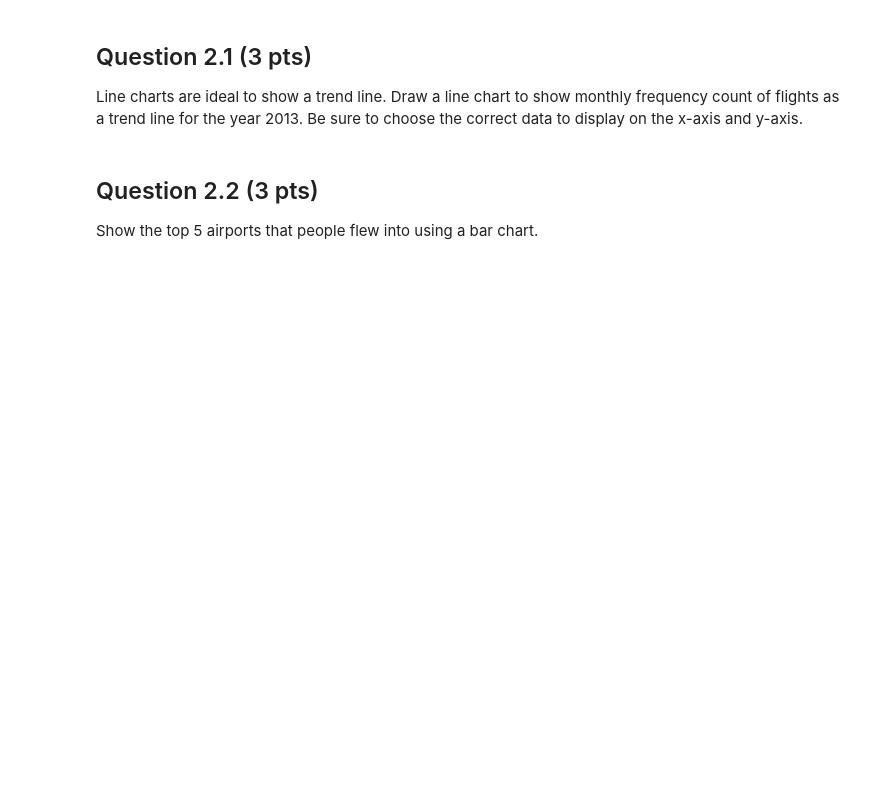
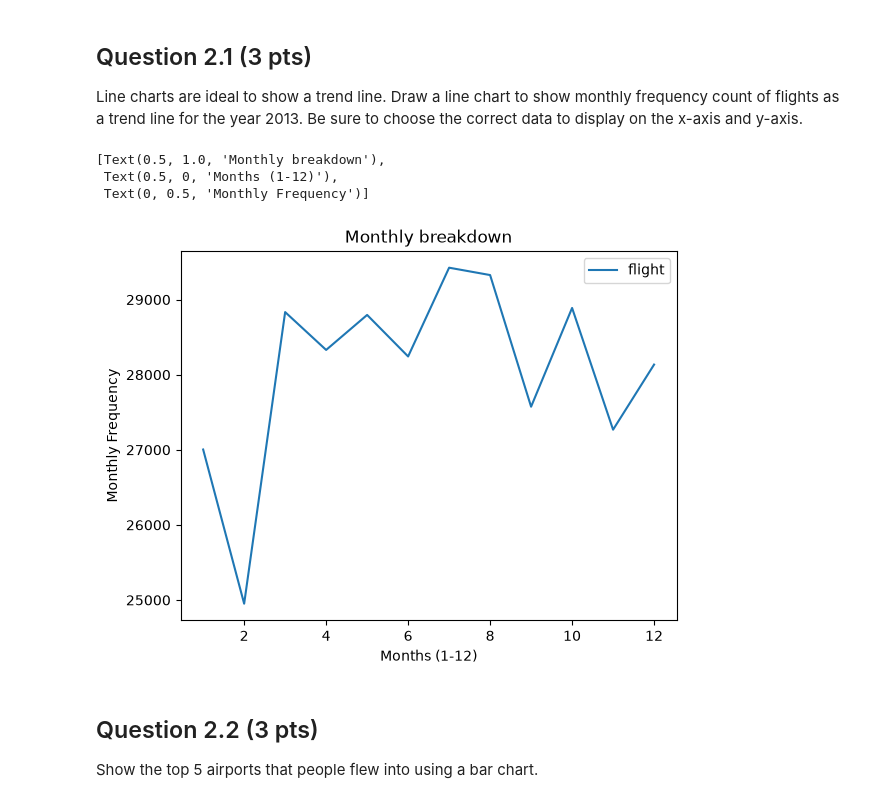
Before and after one commit to lisaminh/stats507, a Jupyter notebook: hw/hw7/hw7.ipynb, the cells around one changed output. Cells and saved outputs as stored; diff of their text form; code cells hidden in the pictures; blank space fills up the shorter version.

```diff
--- a/hw/hw7/hw7.ipynb
+++ b/hw/hw7/hw7.ipynb
@@ -167,7 +167,7 @@ In this problem, we will do some exploratory data analytics (EDA) by using some
 import numpy as np
 import pandas as pd
 import seaborn as sns
-flights = pd.read_csv("flights.csv.gz")
+flights = pd.read_csv("flights.csv")
 airports = pd.read_csv("airports.csv")
 flights.describe()
 # %% [output]
@@ -183,3 +187,14 @@ raise NotImplementedError()
+# %%
+monthly_count = flights[flights['year']==2013][["month", "flight"]].groupby("month").count().sort_values("month")
+fig1 = sns.lineplot(data = monthly_count)
+fig1.set(title = "Monthly breakdown",
+         xlabel = "Months (1-12)",
+         ylabel = "Monthly Frequency")
+# %% [output]
+[Text(0.5, 1.0, 'Monthly breakdown'),
+ Text(0.5, 0, 'Months (1-12)'),
+ Text(0, 0.5, 'Monthly Frequency')]
+[figure, added]
 # %%
 assert fig1.get_title() == 'Monthly breakdown'
 assert fig1.get_xlabel() == 'Months (1-12)'
```
Also changed, not shown: parts of 9 cells of this notebook.
